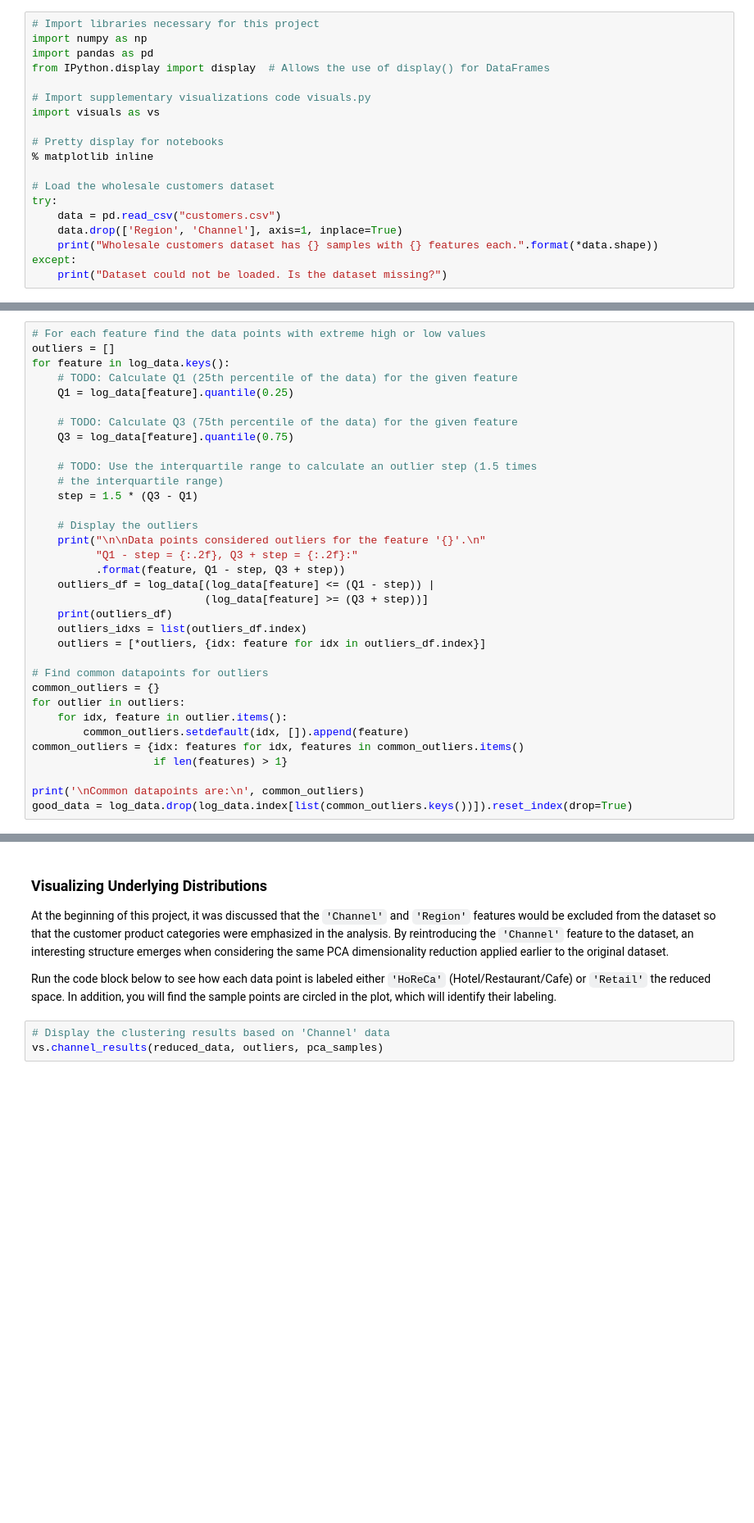
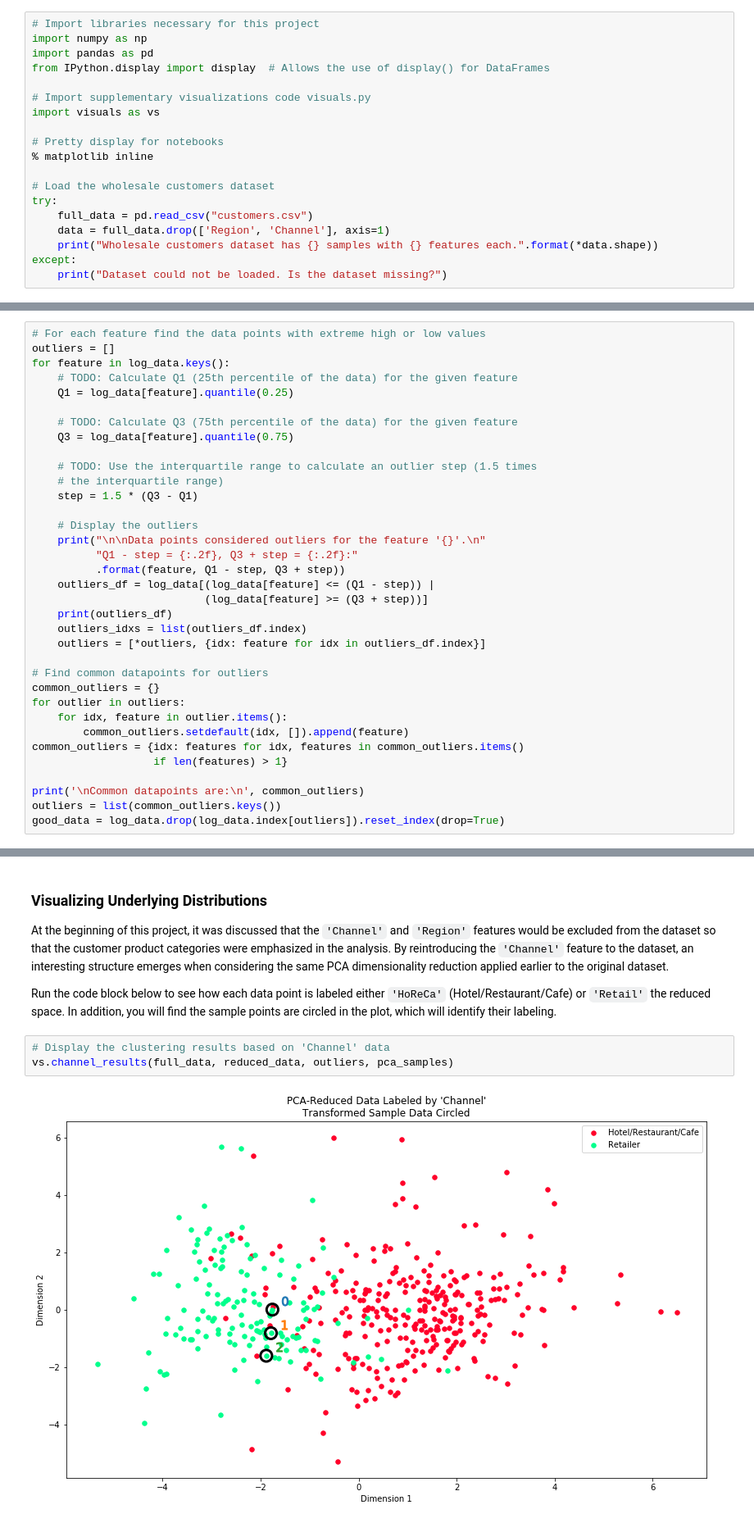
Before and after one commit to ZhukovGreen/machine-learning, a Jupyter notebook: projects/customer_segments/customer_segments.ipynb, the cells around one changed output, grey strips where cells are left out. Shown at 82% size. Cells and saved outputs as stored; diff of their text form; blank space fills up the shorter version.

```diff
--- a/projects/customer_segments/customer_segments.ipynb
+++ b/projects/customer_segments/customer_segments.ipynb
@@ -30,8 +30,8 @@ import visuals as vs
 
 # Load the wholesale customers dataset
 try:
-    data = pd.read_csv("customers.csv")
-    data.drop(['Region', 'Channel'], axis=1, inplace=True)
+    full_data = pd.read_csv("customers.csv")
+    data = full_data.drop(['Region', 'Channel'], axis=1)
     print("Wholesale customers dataset has {} samples with {} features each.".format(*data.shape))
 except:
     print("Dataset could not be loaded. Is the dataset missing?")
@@ -293,7 +293,8 @@ common_outliers = {idx: features for idx, features in common_outliers.items()
                    if len(features) > 1}
 
 print('\nCommon datapoints are:\n', common_outliers)
-good_data = log_data.drop(log_data.index[list(common_outliers.keys())]).reset_index(drop=True)
+outliers = list(common_outliers.keys())
+good_data = log_data.drop(log_data.index[outliers]).reset_index(drop=True)
 # %% [output]
 Data points considered outliers for the feature 'Fresh'.
 Q1 - step = 5.51, Q3 + step = 12.27:
@@ -691,7 +700,9 @@ At the beginning of this project, it was discussed that the `'Channel'` and `'Re
 Run the code block below to see how each data point is labeled either `'HoReCa'` (Hotel/Restaurant/Cafe) or `'Retail'` the reduced space. In addition, you will find the sample points are circled in the plot, which will identify their labeling.
 # %%
 # Display the clustering results based on 'Channel' data
-vs.channel_results(reduced_data, outliers, pca_samples)
+vs.channel_results(full_data, reduced_data, outliers, pca_samples)
+# %% [output]
+[figure, added]
 # %% [markdown]
 ### Question 12
 
```
Also changed, not shown: parts of 4 cells of this notebook, 3 other files.
